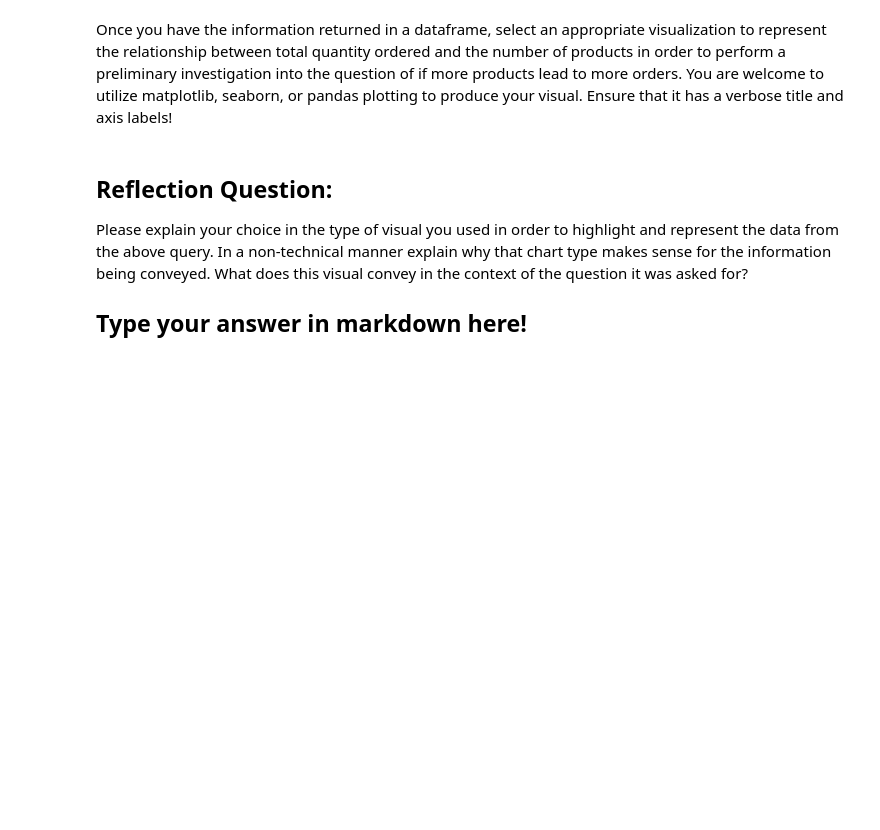
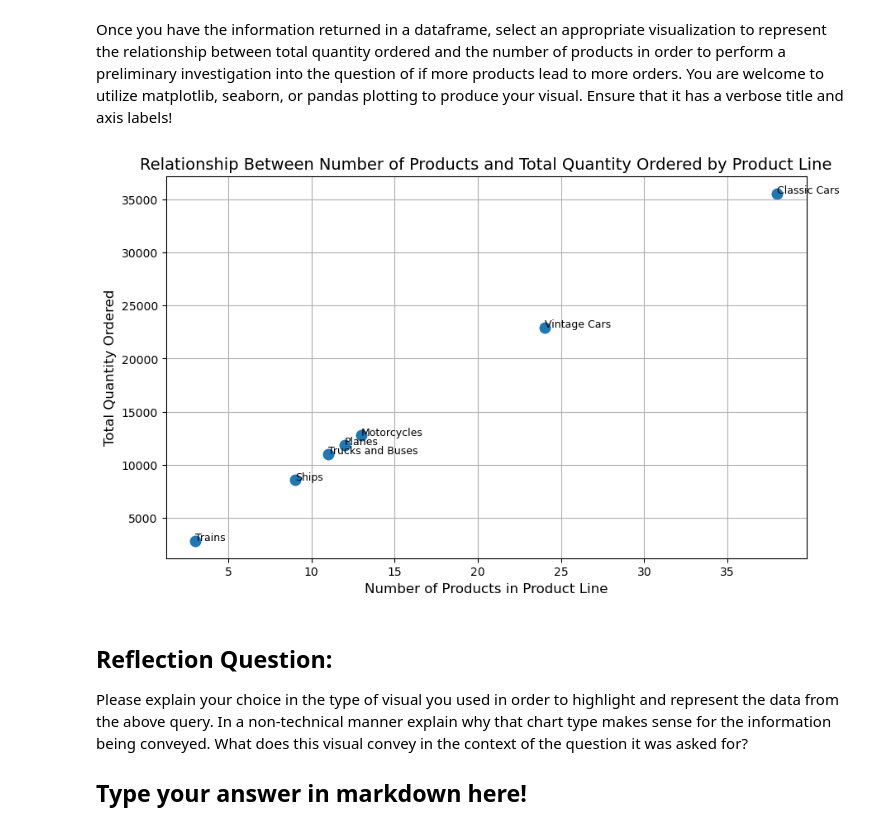
Before and after one commit to zainabraho288-code/dsc-sql-summative-lab, a Jupyter notebook: SQLSummativeLab.ipynb, the cells around one changed output. Saved outputs shown, nothing was run; the diff lists cells and outputs as text; code cells hidden in the pictures; blank space fills up the shorter version.

```diff
--- a/SQLSummativeLab.ipynb
+++ b/SQLSummativeLab.ipynb
@@ -155,3 +349,36 @@ None
+# %%
+# Replace None with your visual code
+# Produce a visual to represent the the relation between number of products and the total amount ordered
+import matplotlib.pyplot as plt
+import seaborn as sns
+
+# Create the scatter plot
+plt.figure(figsize=(10, 6))
+sns.scatterplot(
+    data=df,
+    x='total_products',
+    y='total_quantity_ordered',
+    s=120
+)
+
+# Label each point with the product line (optional but helpful)
+for _, row in df.iterrows():
+    plt.text(
+        row['total_products'],
+        row['total_quantity_ordered'],
+        row['productLine'],
+        fontsize=9,
+        ha='left'
+    )
+
+plt.title('Relationship Between Number of Products and Total Quantity Ordered by Product Line', fontsize=14)
+plt.xlabel('Number of Products in Product Line', fontsize=12)
+plt.ylabel('Total Quantity Ordered', fontsize=12)
+plt.grid(True)
+
+plt.show()
+# %% [output]
+[figure, added]
 # %% [markdown]
 ## Reflection Question:
 
```
Also changed, not shown: parts of 22 cells of this notebook.
